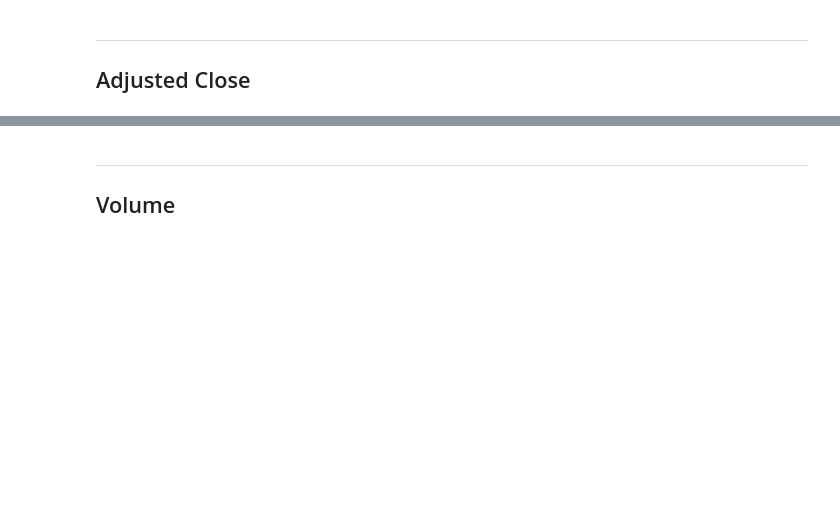
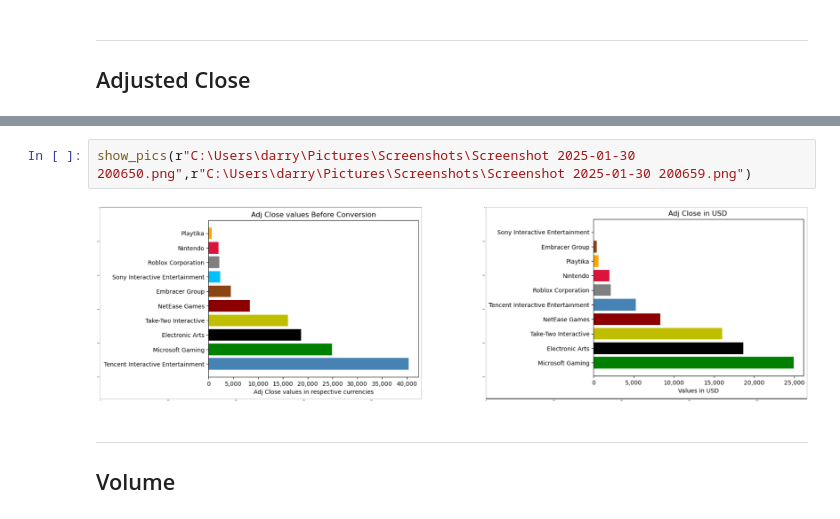
Before and after one commit to Djohnson1313/gaming_company_stocks_analysis, a Jupyter notebook: gaming_stocks_analysis.ipynb, the cells around one changed output, grey strips where cells are left out. Drawn from its saved outputs; the diff is of its cells as text; blank space fills up the shorter version.

```diff
--- a/gaming_stocks_analysis.ipynb
+++ b/gaming_stocks_analysis.ipynb
@@ -590,3 +544,7 @@ plt.show();
+# %%
+show_pics(r"C:\Users\darry\Pictures\Screenshots\Screenshot 2025-01-30 200650.png",r"C:\Users\darry\Pictures\Screenshots\Screenshot 2025-01-30 200659.png")
+# %% [output]
+[figure, added]
 # %% [markdown]
 ---
 ## Volume
```
Also changed, not shown: parts of 23 cells of this notebook.
